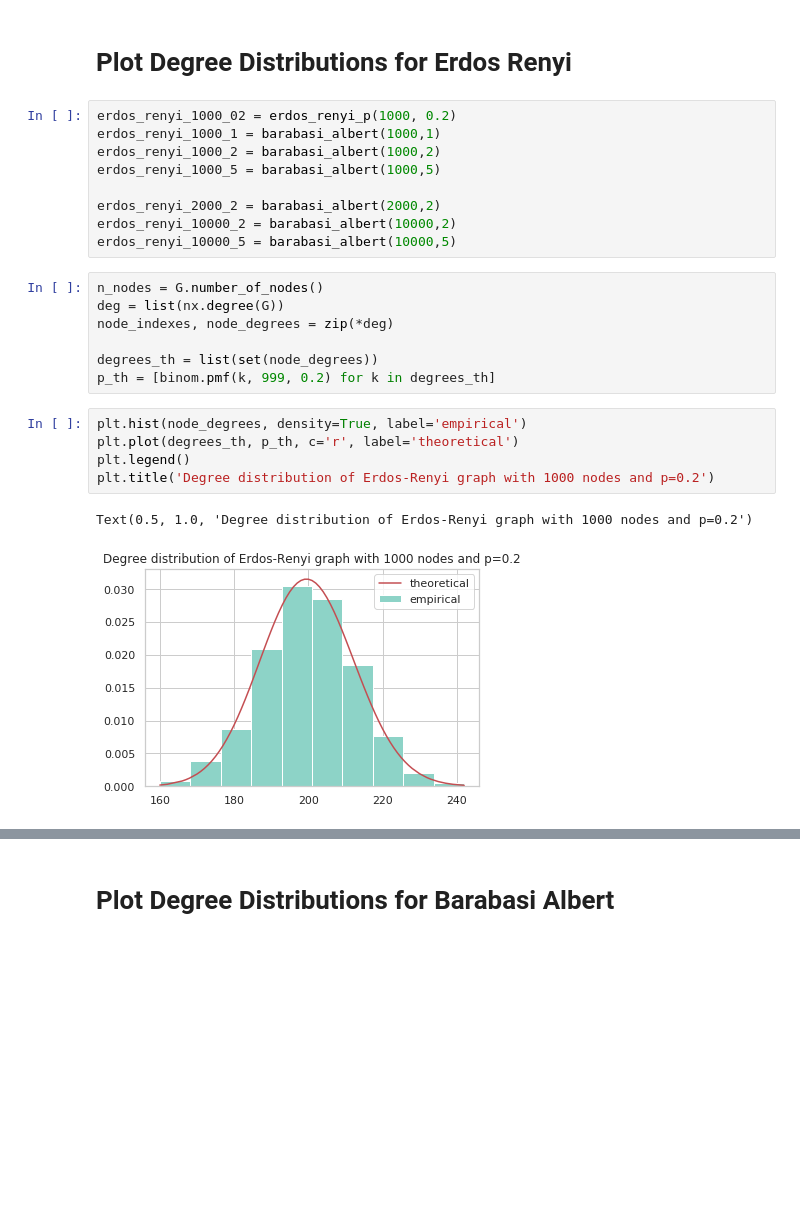
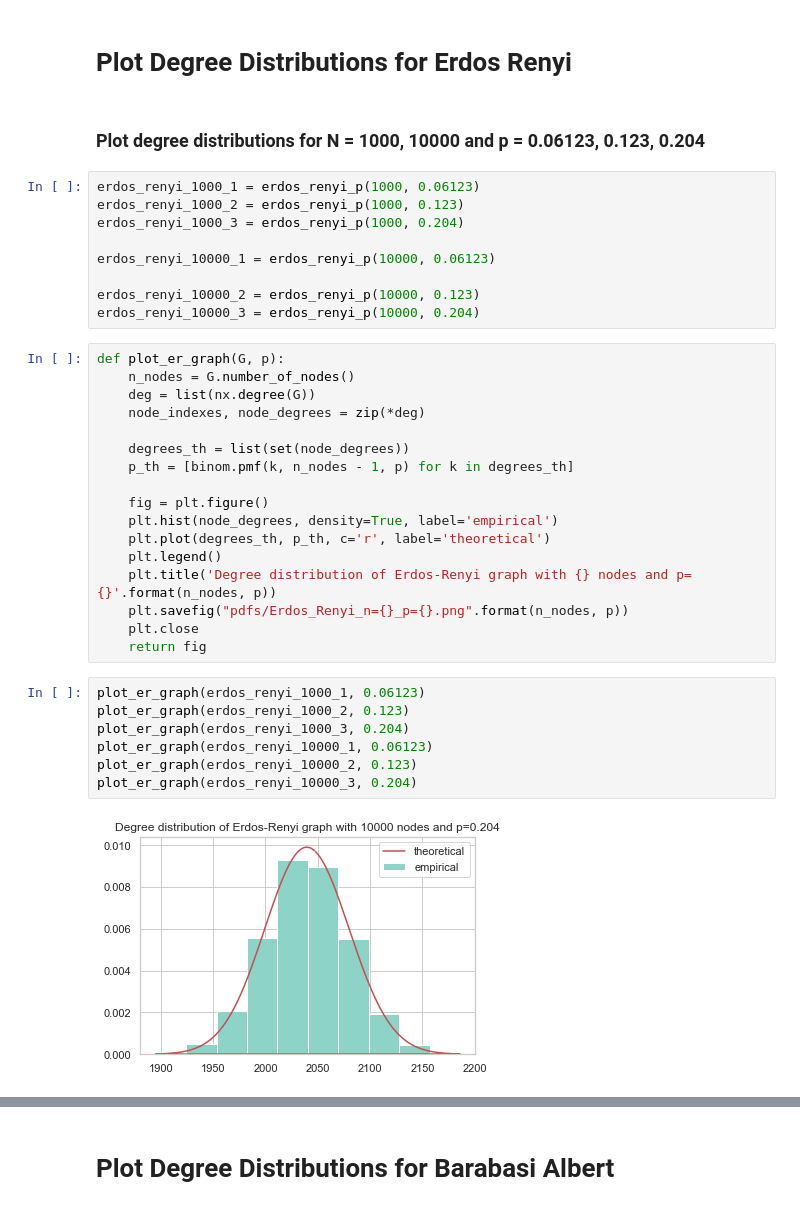
Before and after one commit to LouGalata/ComplexNetworks, a Jupyter notebook: cn_models/lab2_ksenia.ipynb, the cells around one changed output, grey strips where cells are left out. Drawn from its saved outputs; the diff is of its cells as text; blank space fills up the shorter version.

```diff
--- a/cn_models/lab2_ksenia.ipynb
+++ b/cn_models/lab2_ksenia.ipynb
@@ -117,27 +125,40 @@ def plot_networks(G, title, file):
     plt.savefig(file)
 # %% [markdown]
 # Plot Degree Distributions for Erdos Renyi
-# %%
-erdos_renyi_1000_02 = erdos_renyi_p(1000, 0.2)
-erdos_renyi_1000_1 = barabasi_albert(1000,1)
-erdos_renyi_1000_2 = barabasi_albert(1000,2)
-erdos_renyi_1000_5 = barabasi_albert(1000,5)
-
-erdos_renyi_2000_2 = barabasi_albert(2000,2)
-erdos_renyi_10000_2 = barabasi_albert(10000,2)
-erdos_renyi_10000_5 = barabasi_albert(10000,5)
-# %%
-n_nodes = G.number_of_nodes()
-deg = list(nx.degree(G))
-node_indexes, node_degrees = zip(*deg)
-
-degrees_th = list(set(node_degrees))
-p_th = [binom.pmf(k, 999, 0.2) for k in degrees_th]
+# %% [markdown]
+### Plot degree distributions for N = 1000, 10000 and p = 0.06123, 0.123, 0.204
+# %%
+erdos_renyi_1000_1 = erdos_renyi_p(1000, 0.06123)
+erdos_renyi_1000_2 = erdos_renyi_p(1000, 0.123)
+erdos_renyi_1000_3 = erdos_renyi_p(1000, 0.204)
+
+erdos_renyi_10000_1 = erdos_renyi_p(10000, 0.06123)
+
+erdos_renyi_10000_2 = erdos_renyi_p(10000, 0.123)
+erdos_renyi_10000_3 = erdos_renyi_p(10000, 0.204)
 # %%
-plt.hist(node_degrees, density=True, label='empirical')
-plt.plot(degrees_th, p_th, c='r', label='theoretical')
-plt.legend()
-plt.title('Degree distribution of Erdos-Renyi graph with 1000 nodes and p=0.2')
+def plot_er_graph(G, p):
+    n_nodes = G.number_of_nodes()
+    deg = list(nx.degree(G))
+    node_indexes, node_degrees = zip(*deg)
+
+    degrees_th = list(set(node_degrees))
+    p_th = [binom.pmf(k, n_nodes - 1, p) for k in degrees_th]
+
+    fig = plt.figure()
+    plt.hist(node_degrees, density=True, label='empirical')
+    plt.plot(degrees_th, p_th, c='r', label='theoretical')
+    plt.legend()
+    plt.title('Degree distribution of Erdos-Renyi graph with {} nodes and p={}'.format(n_nodes, p))
+    plt.savefig("pdfs/Erdos_Renyi_n={}_p={}.png".format(n_nodes, p))
+    plt.close
+    return fig
-# %% [output]
-Text(0.5, 1.0, 'Degree distribution of Erdos-Renyi graph with 1000 nodes and p=0.2')
-[figure, removed]
+# %%
+plot_er_graph(erdos_renyi_1000_1, 0.06123)
+plot_er_graph(erdos_renyi_1000_2, 0.123)
+plot_er_graph(erdos_renyi_1000_3, 0.204)
+plot_er_graph(erdos_renyi_10000_1, 0.06123)
+plot_er_graph(erdos_renyi_10000_2, 0.123)
+plot_er_graph(erdos_renyi_10000_3, 0.204)
+# %% [output]
+[figure, added]
```
Also changed, not shown: parts of 24 cells of this notebook, 10 other files.
